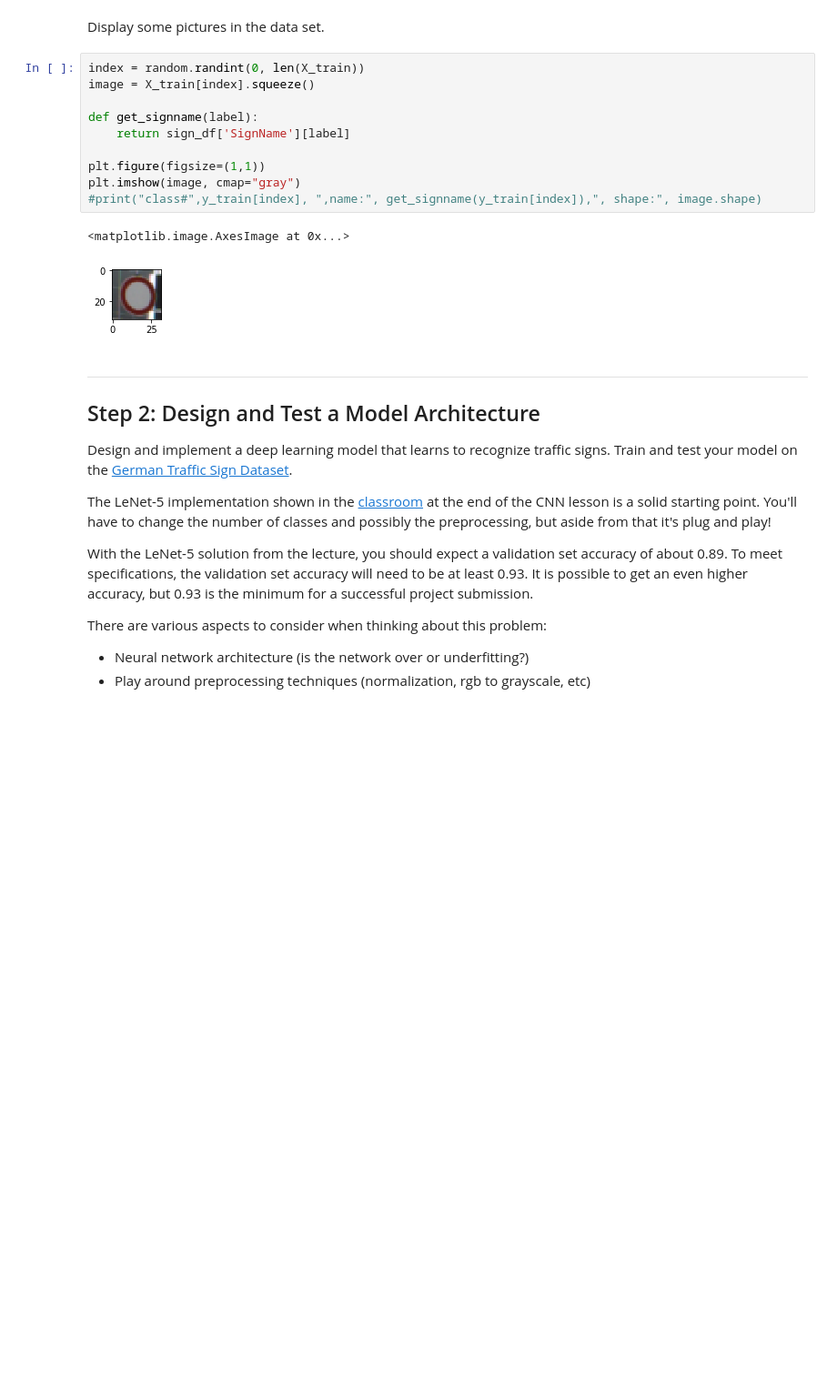
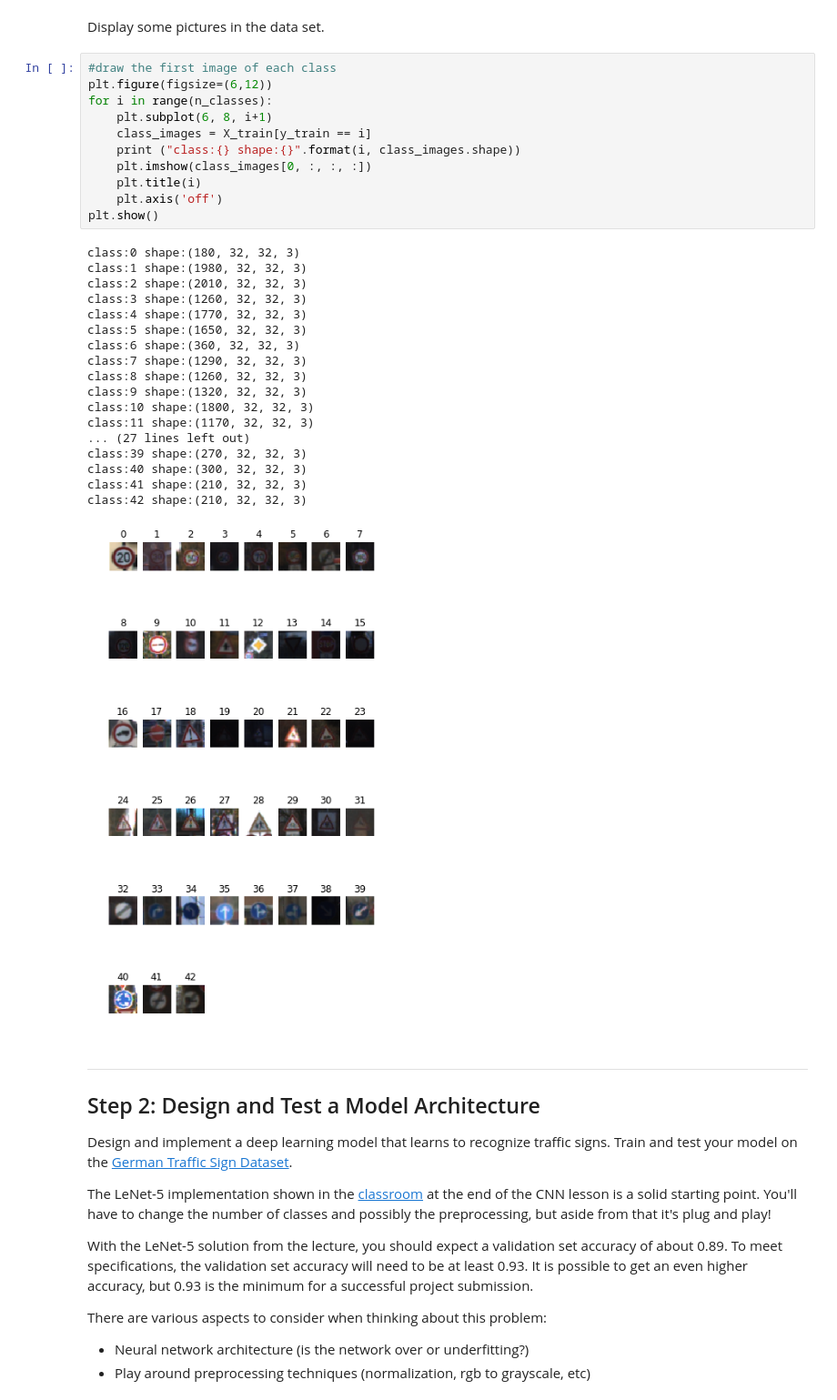
Before and after one commit to lizhang101/CarND, a Jupyter notebook: CarND-Traffic-Sign-Classifier-Project/Traffic_Sign_Classifier_v2.ipynb, the cells around one changed output. Shown: that part at 91% size. Drawn from its saved outputs; the diff is of its cells as text; blank space fills up the shorter version.

```diff
--- a/CarND-Traffic-Sign-Classifier-Project/Traffic_Sign_Classifier_v2.ipynb
+++ b/CarND-Traffic-Sign-Classifier-Project/Traffic_Sign_Classifier_v2.ipynb
@@ -123,18 +154,35 @@ sign_df
 # %% [markdown]
 Display some pictures in the data set.
-# %%
-index = random.randint(0, len(X_train))
-image = X_train[index].squeeze()
-
-def get_signname(label):
-    return sign_df['SignName'][label]
-
-plt.figure(figsize=(1,1))
-plt.imshow(image, cmap="gray")
-#print("class#",y_train[index], ",name:", get_signname(y_train[index]),", shape:", image.shape)
-# %% [output]
-<matplotlib.image.AxesImage at 0x...>
-[figure, removed]
+# %%
+#draw the first image of each class
+plt.figure(figsize=(6,12))
+for i in range(n_classes):
+    plt.subplot(6, 8, i+1)
+    class_images = X_train[y_train == i]
+    print ("class:{} shape:{}".format(i, class_images.shape))
+    plt.imshow(class_images[0, :, :, :])
+    plt.title(i)
+    plt.axis('off')
+plt.show()
+# %% [output]
+class:0 shape:(180, 32, 32, 3)
+class:1 shape:(1980, 32, 32, 3)
+class:2 shape:(2010, 32, 32, 3)
+class:3 shape:(1260, 32, 32, 3)
+class:4 shape:(1770, 32, 32, 3)
+class:5 shape:(1650, 32, 32, 3)
+class:6 shape:(360, 32, 32, 3)
+class:7 shape:(1290, 32, 32, 3)
+class:8 shape:(1260, 32, 32, 3)
+class:9 shape:(1320, 32, 32, 3)
+class:10 shape:(1800, 32, 32, 3)
+class:11 shape:(1170, 32, 32, 3)
+... (27 lines left out)
+class:39 shape:(270, 32, 32, 3)
+class:40 shape:(300, 32, 32, 3)
+class:41 shape:(210, 32, 32, 3)
+class:42 shape:(210, 32, 32, 3)
+[figure, added]
 # %% [markdown]
 ----
 
```
Also changed, not shown: parts of 51 cells of this notebook.
